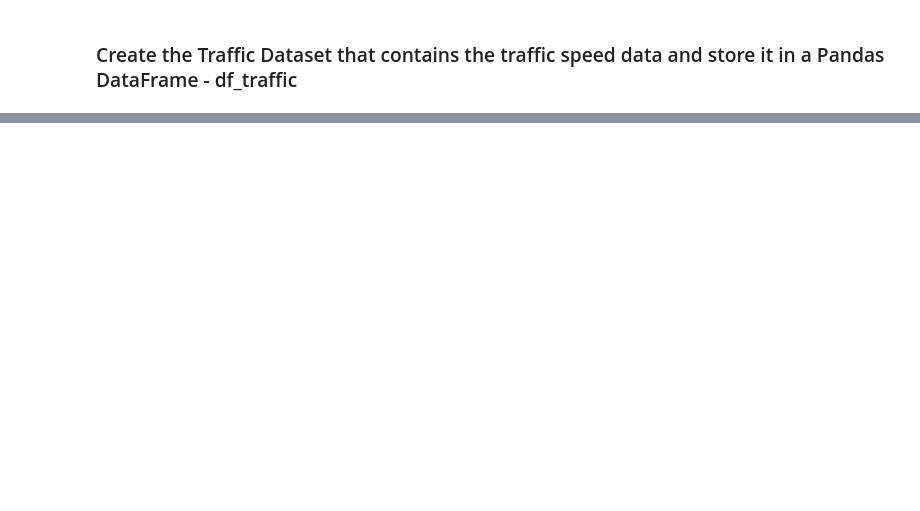
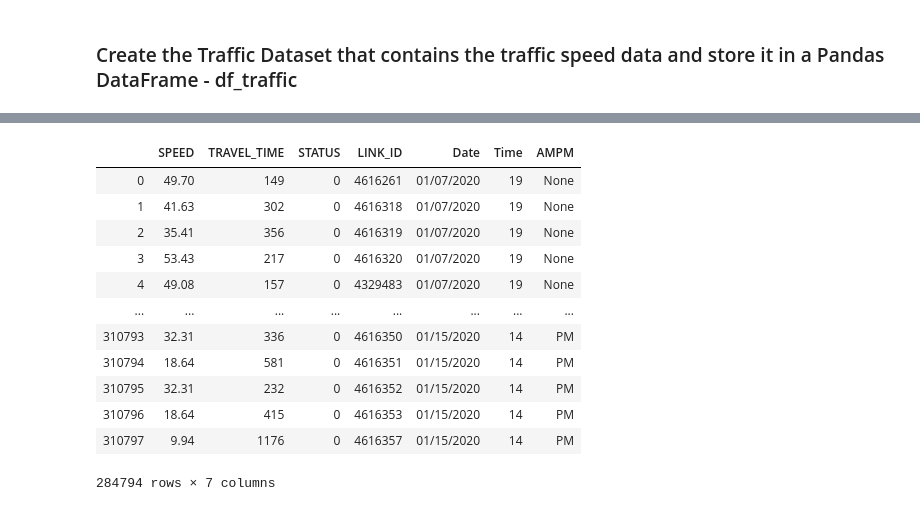
Before and after one commit to sjans1/Data-Science-Capstone, a Jupyter notebook: Data Science Capstone Project NYC.ipynb, the cells around one changed output, grey strips where cells are left out. Saved outputs shown, nothing was run; the diff lists cells and outputs as text; code cells hidden in the pictures; blank space fills up the shorter version.

```diff
--- a/Data Science Capstone Project NYC.ipynb
+++ b/Data Science Capstone Project NYC.ipynb
@@ -204,5 +128,6 @@ df_linkinfo = pd.concat([df_linkinfo, df_linkinfo.linkPoints.str.split(expand=Tr
 # %%
 #Because the data is incomplete in the csv for all segments after segment (lat/longitude coordinates) 12
 df_linkinfo.drop(df_linkinfo.columns[len(df_linkinfo.columns)-1], axis=1, inplace=True)
-df_linkinfo.drop("linkPoints", inplace=True, axis=1)
-df_linkinfo.rename(columns={0: 'point0', 1: 'point1', 2: 'point2', 3: 'point3', 4: 'point4', 5: 'point5', 6: 'point6', 7: 'point7', 8: 'point8',9: 'point9', 10: 'point10', 11: 'point11', 12: 'point12'}, inplace=True)
+df_linkinfo.drop(df_linkinfo.columns[len(df_linkinfo.columns)-1], axis=1, inplace=True)
+df_linkinfo.drop("LINK_POINTS", inplace=True, axis=1)
+df_linkinfo.rename(columns={0: 'point0', 1: 'point1', 2: 'point2', 3: 'point3', 4: 'point4', 5: 'point5', 6: 'point6', 7: 'point7', 8: 'point8',9: 'point9', 10: 'point10', 11: 'point11'}, inplace=True)
@@ -256,0 +171,27 @@ SyntaxError: invalid syntax (<ipython-input-32-a3816e2f8a59>, line 2)
+# %%
+df_traffic = pd.read_csv("2020January.csv")
+df_traffic = df_traffic[df_traffic["STATUS"].eq(0)]
+
+# convert the Data_As_Of column to something crude but useable. The original column contains datestamps in different formats
+df_traffic = pd.concat([df_traffic, df_traffic.DATA_AS_OF.str.split(expand=True)], axis=1, sort=False)
+df_traffic.drop(["DATA_AS_OF", "ID"], inplace=True, axis=1)
+df_traffic.rename(columns={0: 'Date', 1: 'Time', 2:'AMPM'}, inplace=True)
+
+df_traffic["Time"] = df_traffic['Time'].apply(lambda x: x[:2] if len(x) > 2 else x)
+df_traffic["Time"] = pd.to_numeric(df_traffic["Time"])
+df_traffic.loc[(df_traffic['AMPM'] == 'PM') & (df_traffic['Time'] < 12), 'Time'] = df_traffic["Time"]+12
+df_traffic.head()
+# %% [output]
+|  | SPEED | TRAVEL_TIME | STATUS | LINK_ID | Date | Time | AMPM |
+| 0 | 49.70 | 149 | 0 | 4616261 | 01/07/2020 | 19 | None |
+| 1 | 41.63 | 302 | 0 | 4616318 | 01/07/2020 | 19 | None |
+| 2 | 35.41 | 356 | 0 | 4616319 | 01/07/2020 | 19 | None |
+| 3 | 53.43 | 217 | 0 | 4616320 | 01/07/2020 | 19 | None |
+| 4 | 49.08 | 157 | 0 | 4329483 | 01/07/2020 | 19 | None |
+| ... | ... | ... | ... | ... | ... | ... | ... |
+| 310793 | 32.31 | 336 | 0 | 4616350 | 01/15/2020 | 14 | PM |
+| 310794 | 18.64 | 581 | 0 | 4616351 | 01/15/2020 | 14 | PM |
+| 310795 | 32.31 | 232 | 0 | 4616352 | 01/15/2020 | 14 | PM |
+| 310796 | 18.64 | 415 | 0 | 4616353 | 01/15/2020 | 14 | PM |
+| 310797 | 9.94 | 1176 | 0 | 4616357 | 01/15/2020 | 14 | PM |
+284794 rows × 7 columns
```
Also changed, not shown: parts of 41 cells of this notebook.
